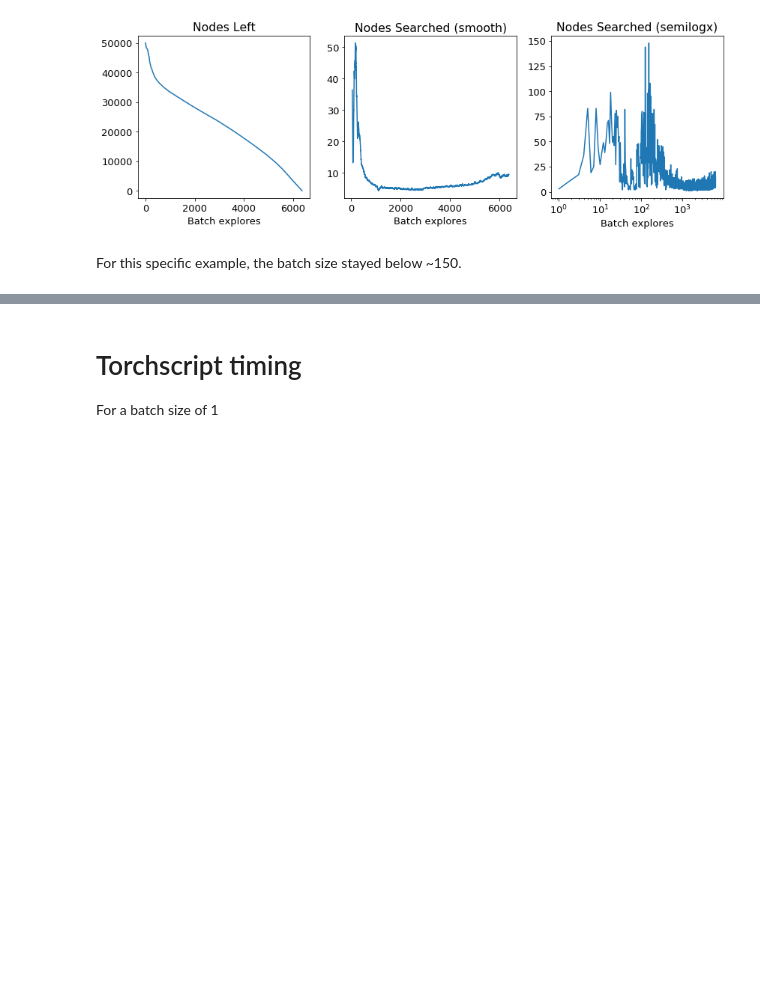
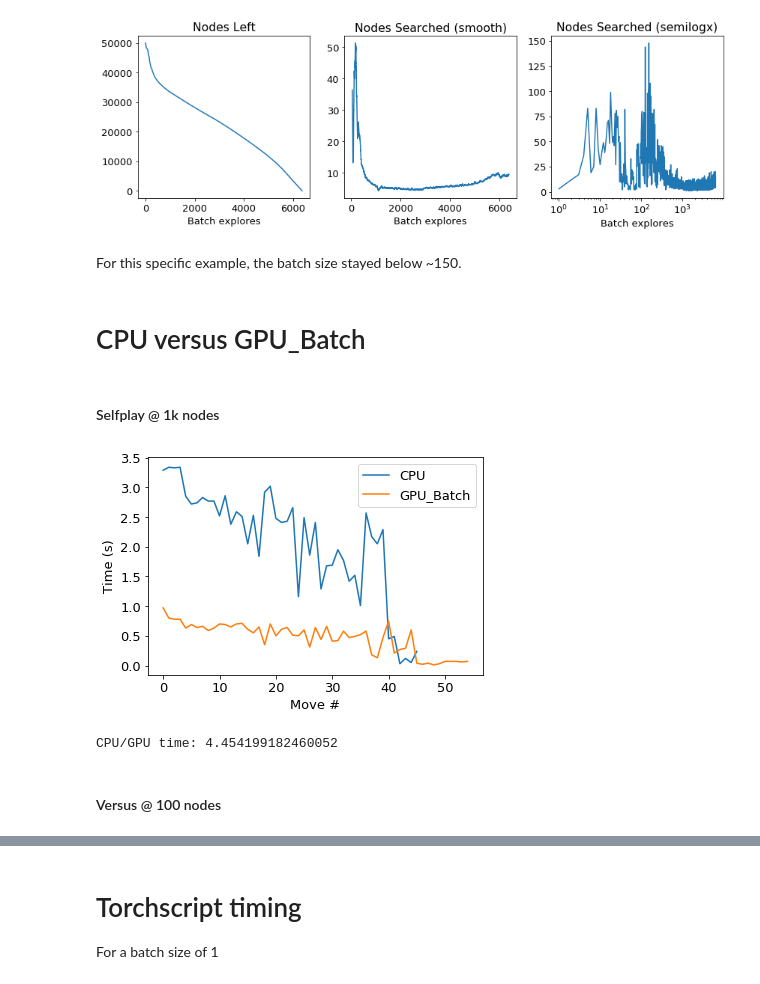
Before and after one commit to fqjin/ultimate-tictactoe, a Jupyter notebook: notebooks/Timing.ipynb, the cells around one changed output, grey strips where cells are left out. Cells and saved outputs as stored; diff of their text form; code cells hidden in the pictures; blank space fills up the shorter version.

```diff
--- a/notebooks/Timing.ipynb
+++ b/notebooks/Timing.ipynb
@@ -169,3 +158,27 @@ plt.show()
 [figure]
 # %% [markdown]
 For this specific example, the batch size stayed below ~150.
+# %% [markdown]
+# CPU versus GPU_Batch
+# %%
+import matplotlib
+import matplotlib.pyplot as plt
+import numpy as np
+import pandas as pd
+matplotlib.rcParams.update({'font.size': 13})
+# %% [markdown]
+#### Selfplay @ 1k nodes
+# %%
+data = pd.read_csv('../misc/CPU_GPU_selfplay.csv')
+plt.plot(data['CPU'])
+plt.plot(data['GPU_Batch'])
+plt.xlabel('Move #')
+plt.ylabel('Time (s)')
+plt.legend(['CPU', 'GPU_Batch'])
+plt.show()
+print('CPU/GPU time:', data['CPU'].mean() / data['GPU_Batch'].mean())
+# %% [output]
+[figure, added]
+CPU/GPU time: 4.454199182460052
+# %% [markdown]
+#### Versus @ 100 nodes
```
Also changed, not shown: parts of 19 cells of this notebook, 1 other file.
